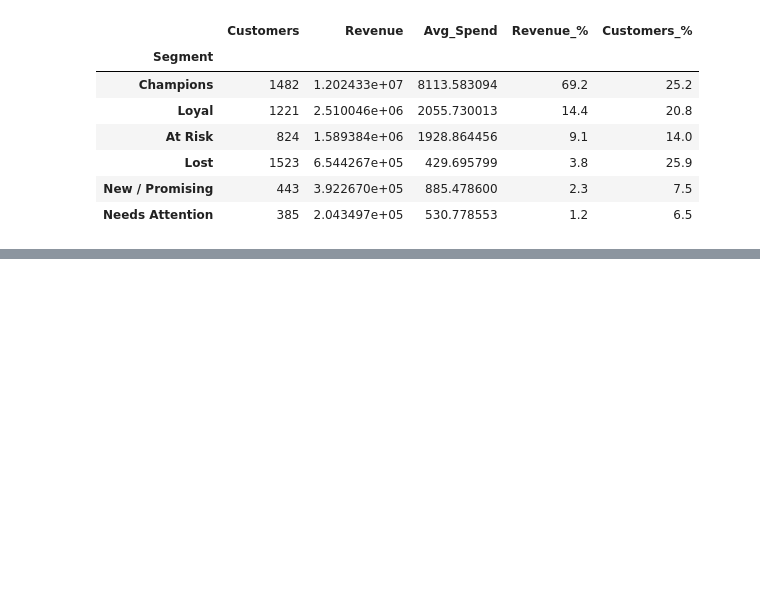
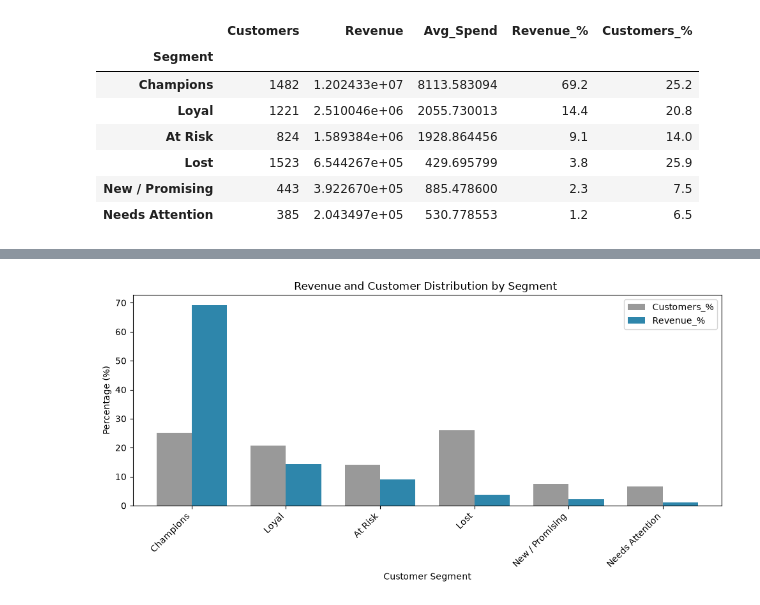
Before and after one commit to JunaidAshraf05/Customer-Segmentation-and-RFM-Analysis, a Jupyter notebook: 1.ipynb, the cells around one changed output, grey strips where cells are left out. Cells and saved outputs as stored; diff of their text form; code cells hidden in the pictures; blank space fills up the shorter version.

```diff
--- a/1.ipynb
+++ b/1.ipynb
@@ -177,0 +176,17 @@ ModuleNotFoundError: No module named 'matplotlib'
+# %%
+summary = summary.sort_values("Revenue", ascending=False)
+colors = ["#2E86AB", "#59A5D8", "#F6AE2D", "#F26419", "#86BBD8", "#999999"]
+
+
+#chart 1: Revenue by segment
+ax = summary[["Customers_%", "Revenue_%"]].plot(
+    kind="bar", figsize=(10, 5), color=["#999999", "#2E86AB"], width=0.75
+)
+ax.set_title('Revenue and Customer Distribution by Segment ')
+ax.set_ylabel('Percentage (%)')
+ax.set_xlabel('Customer Segment')
+plt.xticks(rotation=45 , ha='right')
+plt.tight_layout()
+plt.show()
+# %% [output]
+[figure, added]
```
Also changed, not shown: parts of 5 cells of this notebook.
